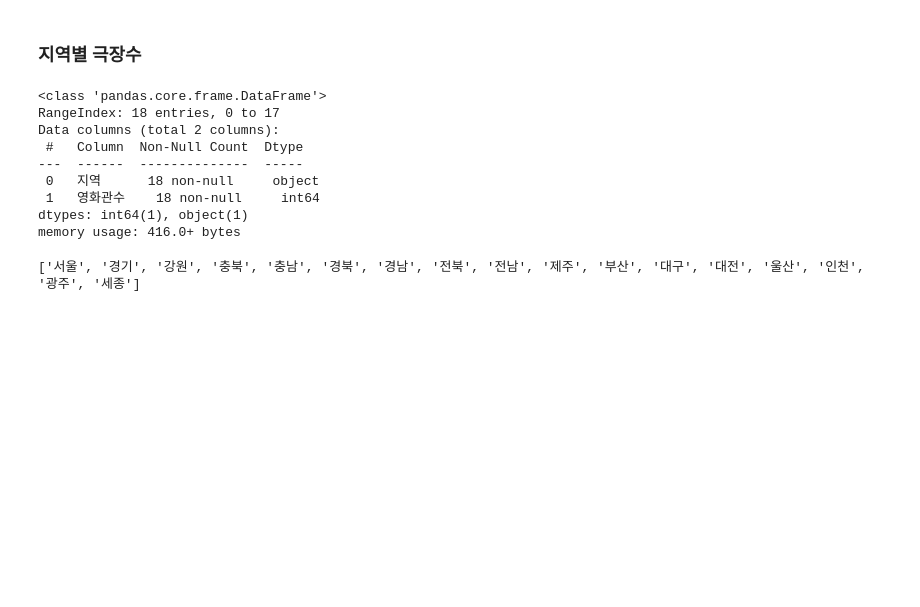
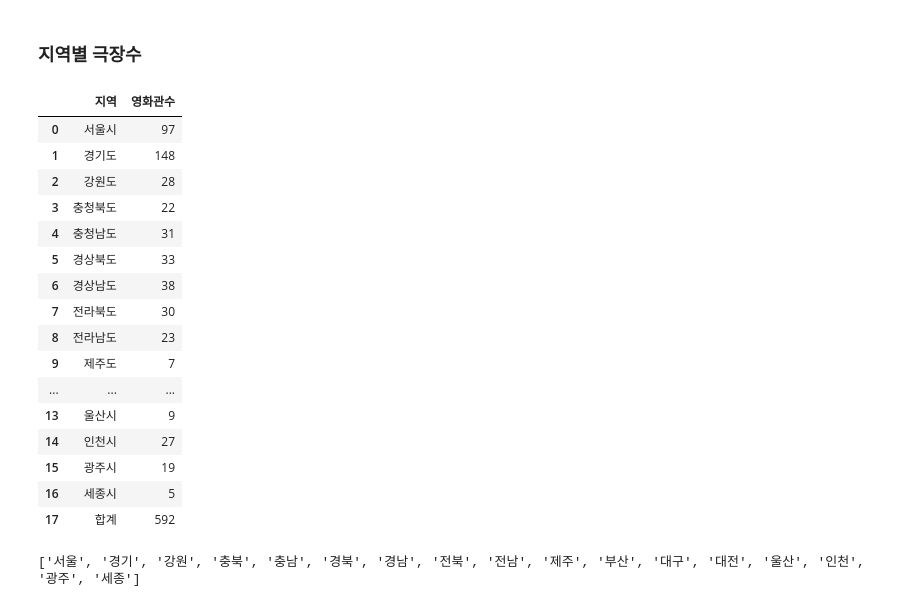
Before and after one commit to eesomin/midproject, a Jupyter notebook: nsm1/NSM_중간프로젝트- OTT 서비스 (전처리, EDA).ipynb, the cells around one changed output. Saved outputs shown, nothing was run; the diff lists cells and outputs as text; code cells hidden in the pictures; blank space fills up the shorter version.

```diff
--- a/nsm1/NSM_중간프로젝트- OTT 서비스 (전처리, EDA).ipynb
+++ b/nsm1/NSM_중간프로젝트- OTT 서비스 (전처리, EDA).ipynb
@@ -957,20 +957,28 @@ dtype: float64
 # %%
 region_theater=pd.read_excel("data/영화관_지역별_종합.xlsx", header = 4,
                              usecols = "A,B")
 
 
 region_theater.columns = ["지역","영화관수"]
-region_theater.info()
+region_theater
 # %% [output]
-<class 'pandas.core.frame.DataFrame'>
-RangeIndex: 18 entries, 0 to 17
-Data columns (total 2 columns):
- #   Column  Non-Null Count  Dtype
----  ------  --------------  -----
- 0   지역      18 non-null     object
- 1   영화관수    18 non-null     int64
-dtypes: int64(1), object(1)
-memory usage: 416.0+ bytes
+|  | 지역 | 영화관수 |
+| 0 | 서울시 | 97 |
+| 1 | 경기도 | 148 |
+| 2 | 강원도 | 28 |
+| 3 | 충청북도 | 22 |
+| 4 | 충청남도 | 31 |
+| 5 | 경상북도 | 33 |
+| 6 | 경상남도 | 38 |
+| 7 | 전라북도 | 30 |
+| 8 | 전라남도 | 23 |
+| 9 | 제주도 | 7 |
+| ... | ... | ... |
+| 13 | 울산시 | 9 |
+| 14 | 인천시 | 27 |
+| 15 | 광주시 | 19 |
+| 16 | 세종시 | 5 |
+| 17 | 합계 | 592 |
 # %%
 rt=region_theater.drop(17,axis=0).set_index("지역")
 
```
Also changed, not shown: 15 other files.
